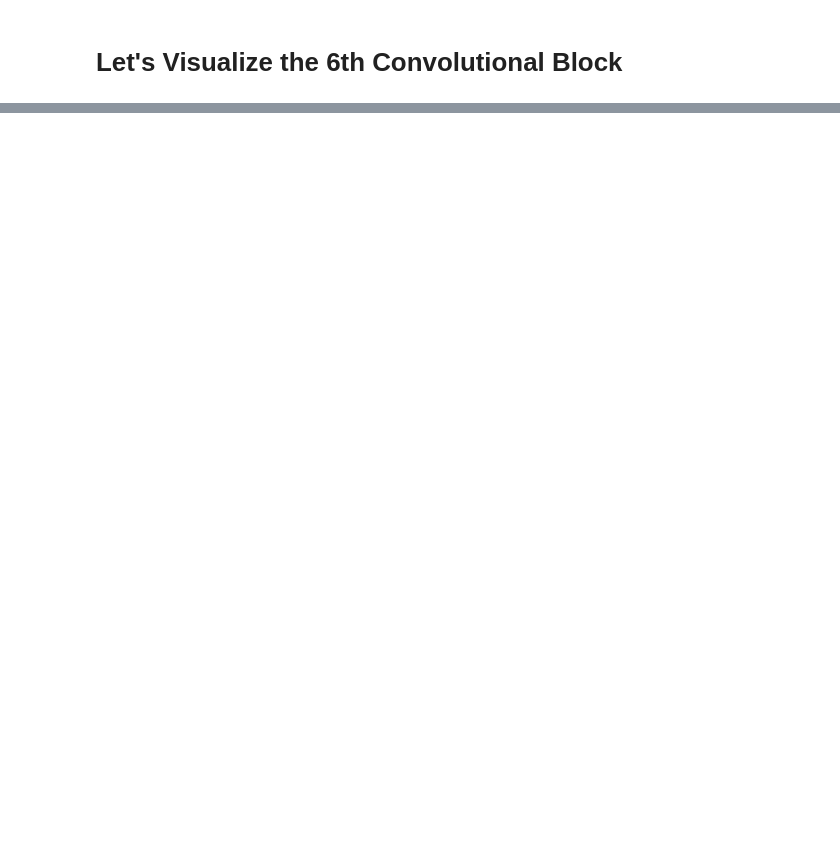
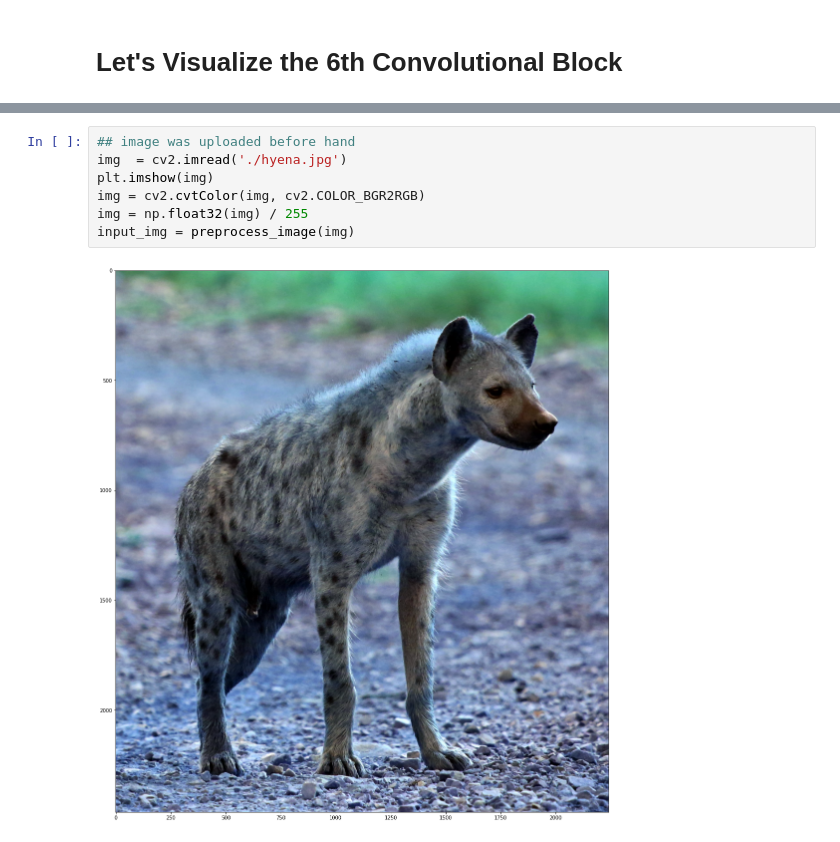
Before and after one commit to Rishsing73/deep-learning, a Jupyter notebook: gradcam_visualize_your_cnn.ipynb, the cells around one changed output, grey strips where cells are left out. Saved outputs shown, nothing was run; the diff lists cells and outputs as text; blank space fills up the shorter version.

```diff
--- a/gradcam_visualize_your_cnn.ipynb
+++ b/gradcam_visualize_your_cnn.ipynb
@@ -358,0 +80,9 @@ ax[1].imshow(cam_gb);
+# %%
+## image was uploaded before hand
+img  = cv2.imread('./hyena.jpg')
+plt.imshow(img)
+img = cv2.cvtColor(img, cv2.COLOR_BGR2RGB)
+img = np.float32(img) / 255
+input_img = preprocess_image(img)
+# %% [output]
+[figure, added]
```
Also changed, not shown: parts of 25 cells of this notebook.
